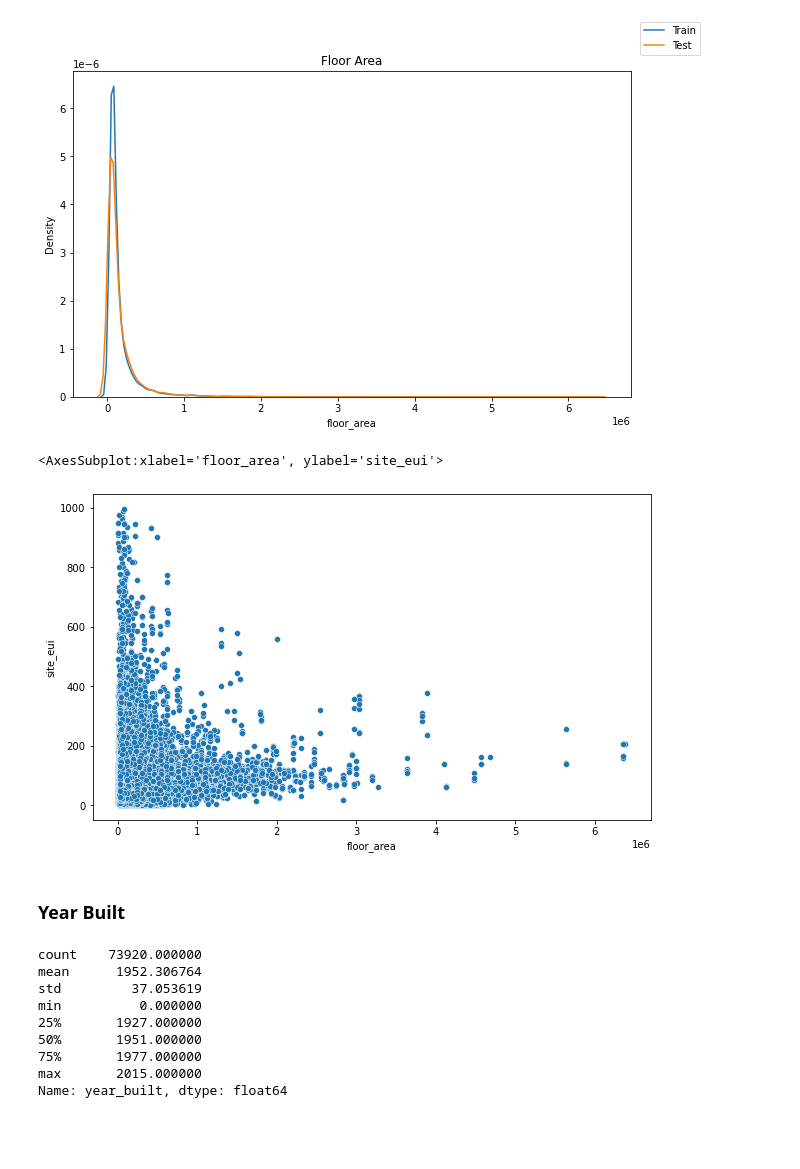
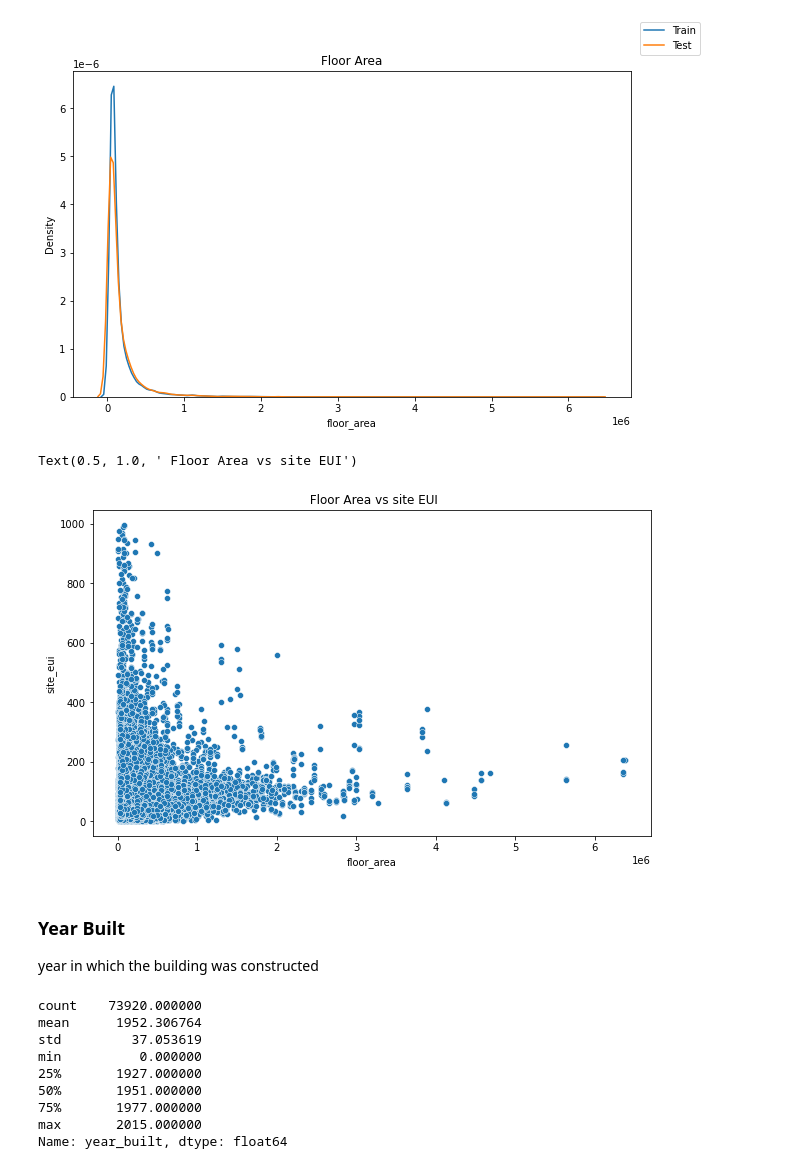
Before and after one commit to ccollado7/wds-datathon-2022, a Jupyter notebook: notebooks/EDA/kaggle-wds-EDA.ipynb, the cells around one changed output. Cells and saved outputs as stored; diff of their text form; code cells hidden in the pictures; blank space fills up the shorter version.

```diff
--- a/notebooks/EDA/kaggle-wds-EDA.ipynb
+++ b/notebooks/EDA/kaggle-wds-EDA.ipynb
@@ -293,13 +293,16 @@ plt.show()
 # %%
 #scatter plot
 
 fig = plt.figure(figsize=(10,6))
 sns.scatterplot(data=train, x="floor_area", y="site_eui")
+plt.title(' Floor Area vs site EUI')
 # %% [output]
-<AxesSubplot:xlabel='floor_area', ylabel='site_eui'>
+Text(0.5, 1.0, ' Floor Area vs site EUI')
-[figure, old version]
+[figure, new version]
 # %% [markdown]
 ### Year Built
+
+year in which the building was constructed
 # %%
 #statistics
 
```
Also changed, not shown: parts of 67 cells of this notebook.
